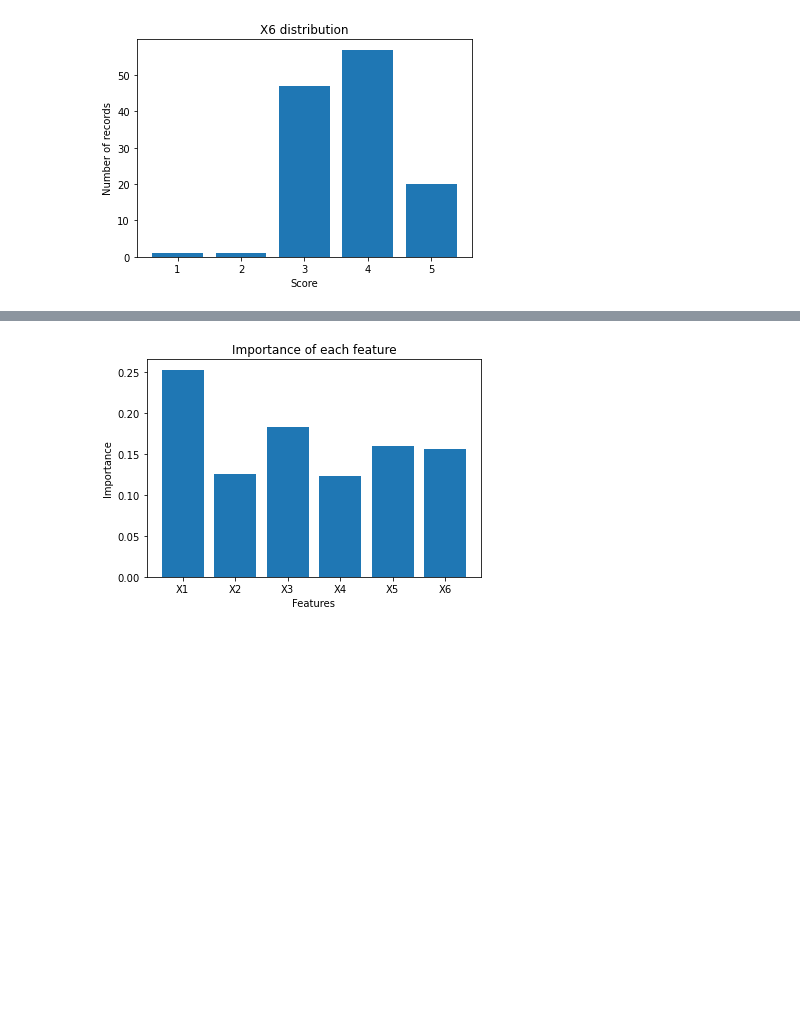
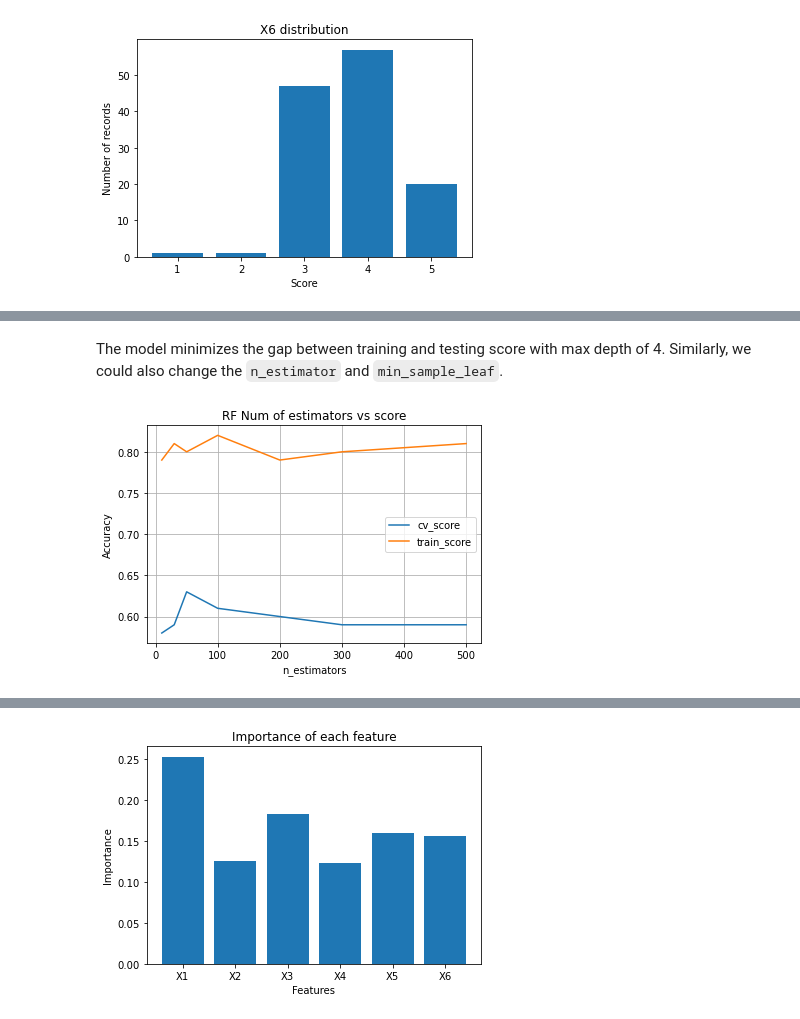
Before and after one commit to XO-Appleton/HQs2Jpert8xJYml8, a Jupyter notebook: HappyCustomers.ipynb, the cells around one changed output, grey strips where cells are left out. Drawn from its saved outputs; the diff is of its cells as text; code cells hidden in the pictures; blank space fills up the shorter version.

```diff
--- a/HappyCustomers.ipynb
+++ b/HappyCustomers.ipynb
@@ -104,0 +206,24 @@ plt.show()
+# %% [markdown]
+The model minimizes the gap between training and testing score with max depth of 4. Similarly, we could also change the `n_estimator` and `min_sample_leaf`.
+# %%
+ns = [10,30,50,100,200,300,500]
+cv_scores = []
+training_scores = []
+
+for n in ns:
+    rf = RandomForestClassifier(n_estimators=n, max_depth=4, random_state=22)
+    cv_scores.append(np.mean(cross_val_score(rf, X_train, y_train, cv=5)))
+    rf.fit(X_train, y_train)
+    training_scores.append(rf.score(X_train, y_train))
+
+plt.figure()
+plt.plot(ns, cv_scores, label='cv_score')
+plt.plot(ns, training_scores, label='train_score')
+plt.title('RF Num of estimators vs score')
+plt.xlabel('n_estimators')
+plt.ylabel('Accuracy')
+plt.grid()
+plt.legend()
+plt.show()
+# %% [output]
+[figure, added]
```
Also changed, not shown: parts of 52 cells of this notebook.
